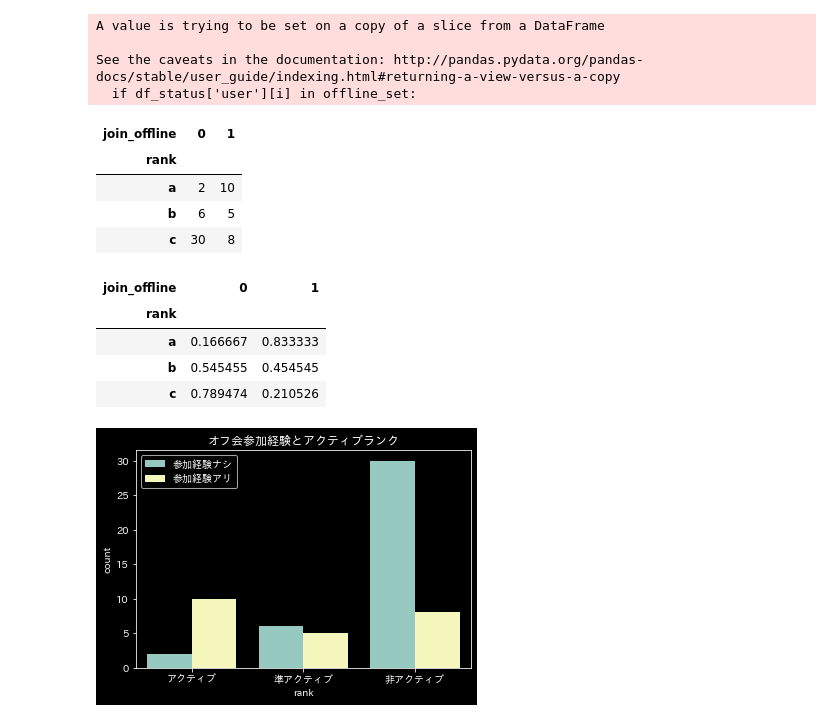
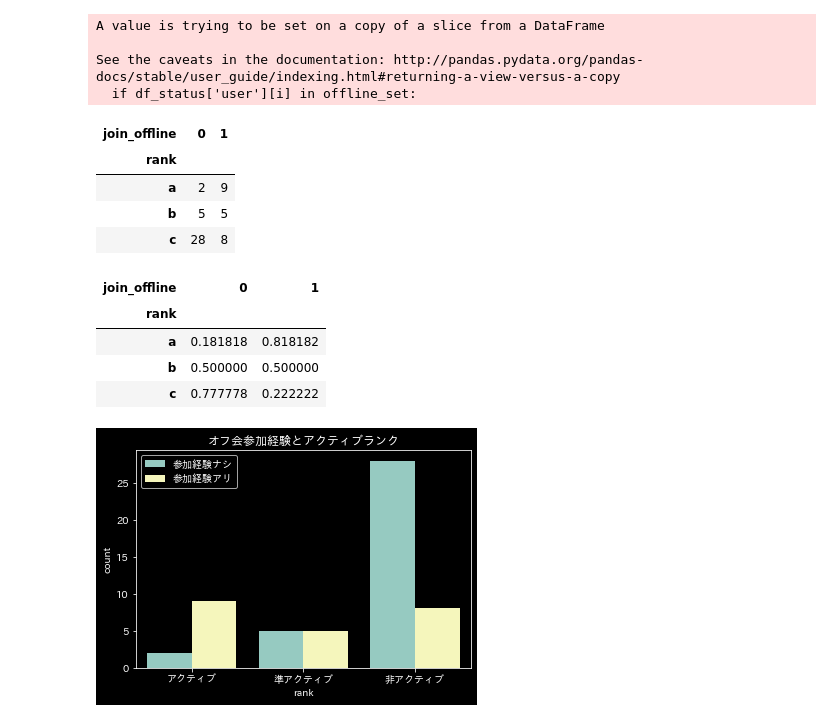
Before and after one commit to komiyakomiyakomiya/slack_analysis, a Jupyter notebook: active_offline.ipynb, the cells around one changed output. Cells and saved outputs as stored; diff of their text form; code cells hidden in the pictures.

Commit message:
add ignore list active_offline.ipynb

```diff
--- a/active_offline.ipynb
+++ b/active_offline.ipynb
@@ -46,31 +46,44 @@ offline_set = {
 
 df_status['join_offline'] = 0
 for i in range(len(df_status['join_offline'])):
+    # display(df_status.head())
     if df_status['user'][i] in offline_set:
         df_status['join_offline'][i] = 1
-
-display(pd.crosstab(df_status['rank'], df_status['join_offline']))
-display(pd.crosstab(df_status['rank'],
-                    df_status['join_offline'], normalize='index'))
-
-sns.countplot(x='rank', hue='join_offline', data=df_status)
-plt.title('オフ会参加経験とアクティブランク')
-plt.xticks([0, 1, 2], ['アクティブ', '準アクティブ', '非アクティブ'])
-plt.legend(['参加経験ナシ', '参加経験アリ'])
-plt.show()
 # %% [output]
 A value is trying to be set on a copy of a slice from a DataFrame
 
 See the caveats in the documentation: http://pandas.pydata.org/pandas-docs/stable/user_guide/indexing.html#returning-a-view-versus-a-copy
   if df_status['user'][i] in offline_set:
-| join_offline | 0 | 1 |
-| rank |  |  |
-| a | 2 | 10 |
-| b | 6 | 5 |
-| c | 30 | 8 |
-| join_offline | 0 | 1 |
-| rank |  |  |
-| a | 0.166667 | 0.833333 |
-| b | 0.545455 | 0.454545 |
-| c | 0.789474 | 0.210526 |
-[figure, removed]
+# %%
+ignore_list = [
+    'Slackbot',
+    'GitHub',
+    '村上 智之',
+    '國分咲良',
+    '岡村龍弥'
+]
+df_status.drop(
+    df_status.index[df_status['user'].isin(ignore_list)], inplace=True)
+
+
+display(pd.crosstab(df_status['rank'], df_status['join_offline']))
+display(pd.crosstab(df_status['rank'],
+                    df_status['join_offline'], normalize='index'))
+
+sns.countplot(x='rank', hue='join_offline', data=df_status)
+plt.title('オフ会参加経験とアクティブランク')
+plt.xticks([0, 1, 2], ['アクティブ', '準アクティブ', '非アクティブ'])
+plt.legend(['参加経験ナシ', '参加経験アリ'])
+plt.show()
+# %% [output]
+| join_offline | 0 | 1 |
+| rank |  |  |
+| a | 2 | 9 |
+| b | 5 | 5 |
+| c | 28 | 8 |
+| join_offline | 0 | 1 |
+| rank |  |  |
+| a | 0.181818 | 0.818182 |
+| b | 0.500000 | 0.500000 |
+| c | 0.777778 | 0.222222 |
+[figure, added]
```
Also changed, not shown: 1 other file.
